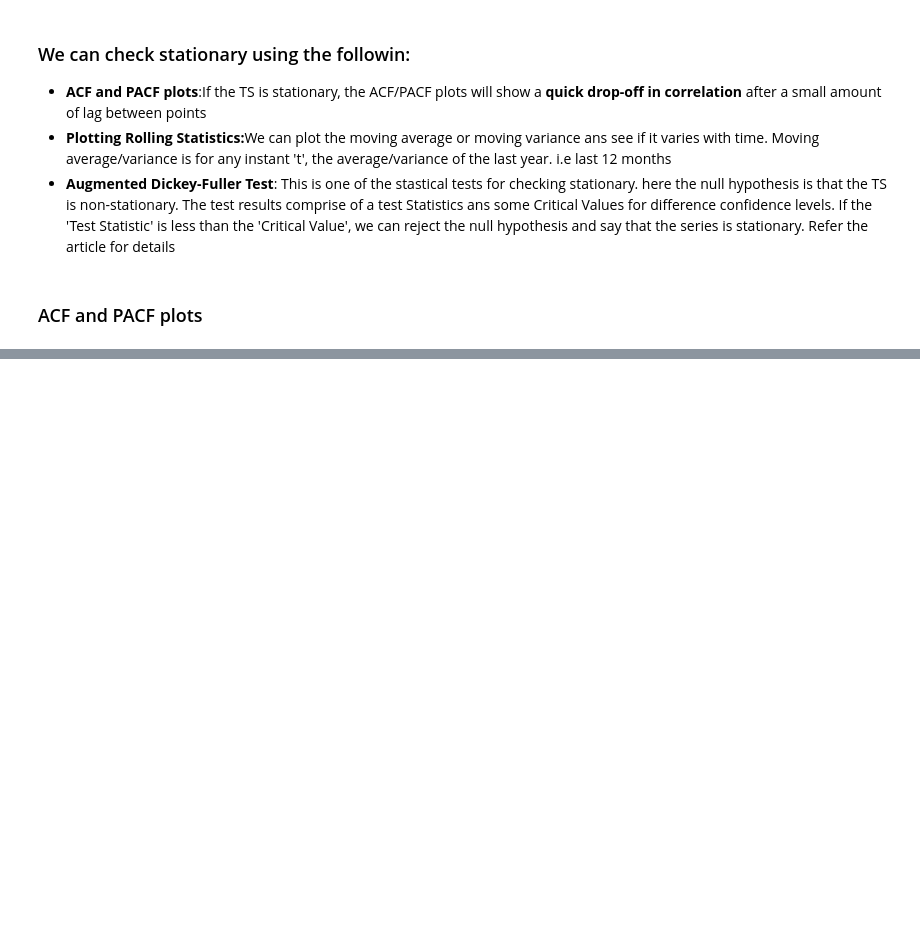
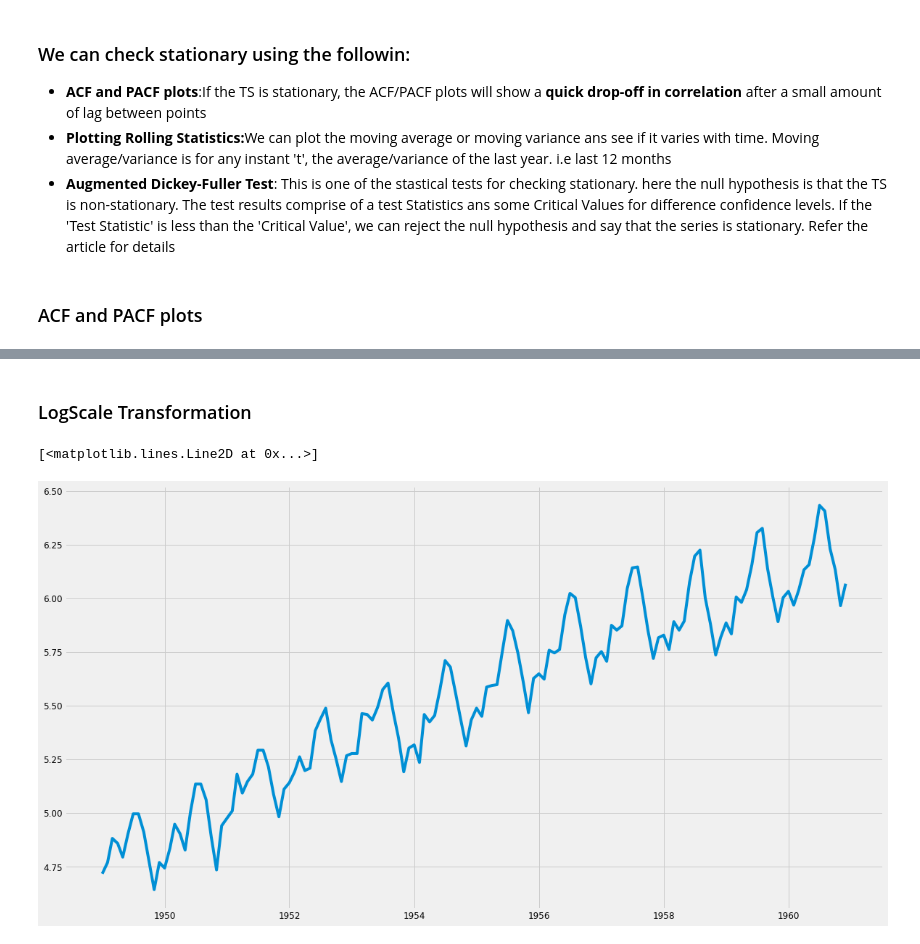
Before and after one commit to melwinmpk/python_datascience, a Jupyter notebook: ML/Time Series Analysis and Forcasting in Python.ipynb, the cells around one changed output, grey strips where cells are left out. Saved outputs shown, nothing was run; the diff lists cells and outputs as text; code cells hidden in the pictures; blank space fills up the shorter version.

```diff
--- a/ML/Time Series Analysis and Forcasting in Python.ipynb
+++ b/ML/Time Series Analysis and Forcasting in Python.ipynb
@@ -215,0 +304,2 @@ y.plot(figsize=(15, 6))
+# %% [markdown]
+### LogScale Transformation
@@ -215,0 +308,6 @@ y.plot(figsize=(15, 6))
+# %%
+ts_log = np.log(y)
+plt.plot(ts_log)
+# %% [output]
+[<matplotlib.lines.Line2D at 0x...>]
+[figure, added]
```
Also changed, not shown: parts of 36 cells of this notebook, 1 other file.
